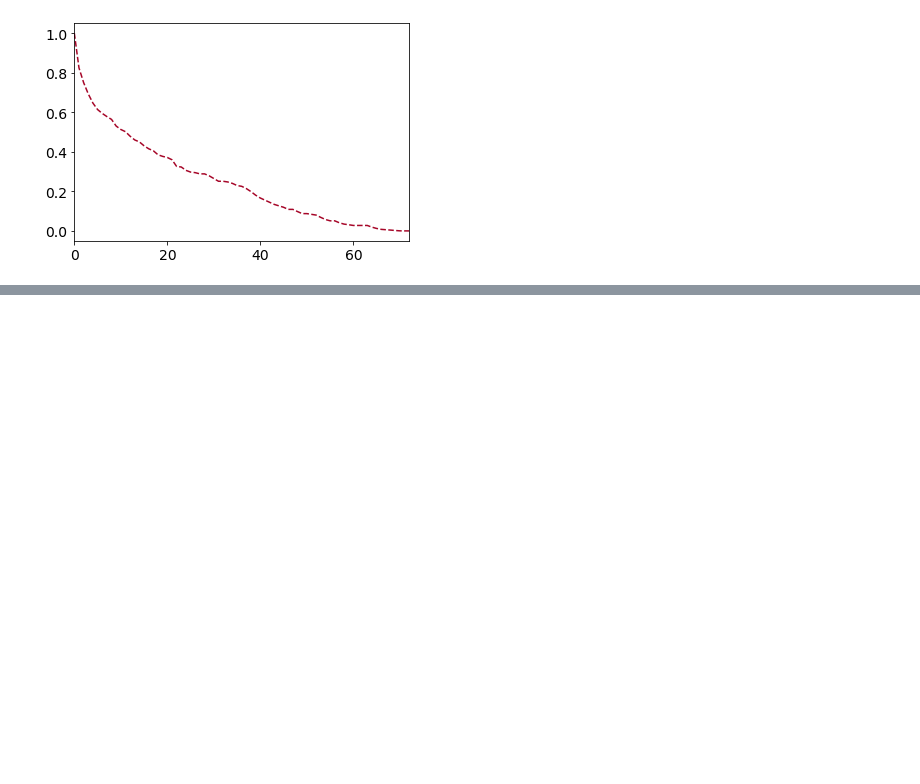
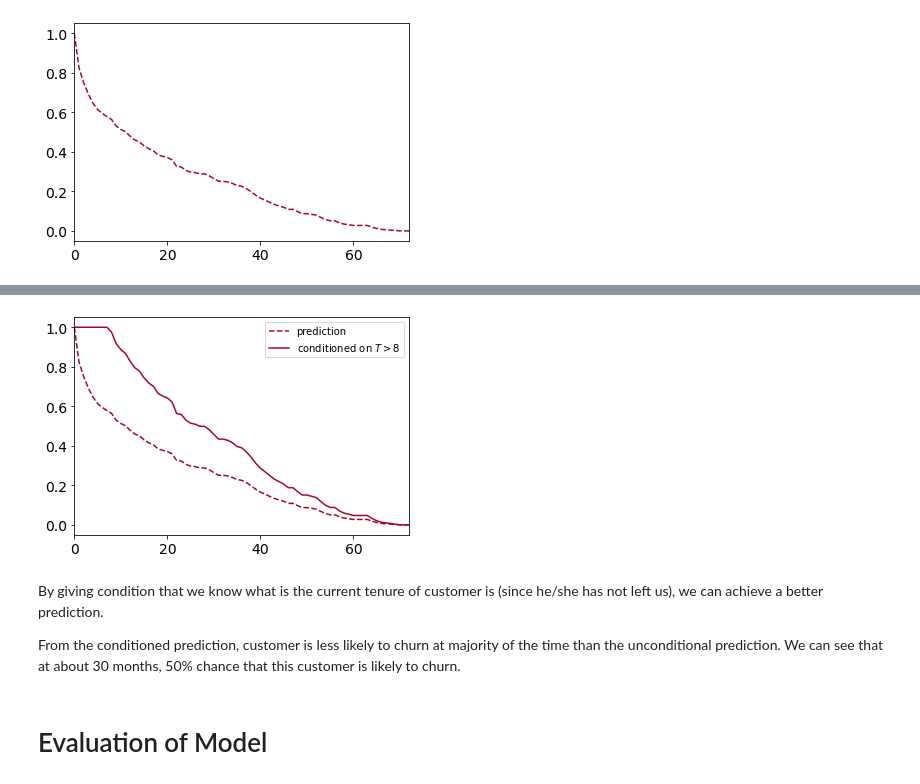
Before and after one commit to AilingLiu/Survival_analysis, a Jupyter notebook: Use_Survival_analysis_to_Estimate_Customer_Churn_Rate.ipynb, the cells around one changed output, grey strips where cells are left out. Drawn from its saved outputs; the diff is of its cells as text; code cells hidden in the pictures; blank space fills up the shorter version.

```diff
--- a/Use_Survival_analysis_to_Estimate_Customer_Churn_Rate.ipynb
+++ b/Use_Survival_analysis_to_Estimate_Customer_Churn_Rate.ipynb
@@ -362,0 +343,2 @@ Name: 1679, dtype: object
+# %%
+conditioned_sf = preds.apply(lambda c: (c / c.loc[preds.loc[c.name, 'tenure']]).clip_upper(1))
@@ -362,0 +360,13 @@ Name: 1679, dtype: object
+# %%
+subject = 1679
+preds[subject].plot(ls="--", color="#A60628", label="prediction");
+conditioned_sf[subject].plot(color="#A60628", label="conditioned on $T>8$")
+plt.legend();
+# %% [output]
+[figure, added]
+# %% [markdown]
+By giving condition that we know what is the current tenure of customer is (since he/she has not left us), we can achieve a better prediction.
+
+From the conditioned prediction, customer is less likely to churn at majority of the time than the unconditional prediction. We can see that at about 30 months, 50% chance that this customer is likely to churn.
+# %% [markdown]
+# Evaluation of Model
```
Also changed, not shown: parts of 2 cells of this notebook.
